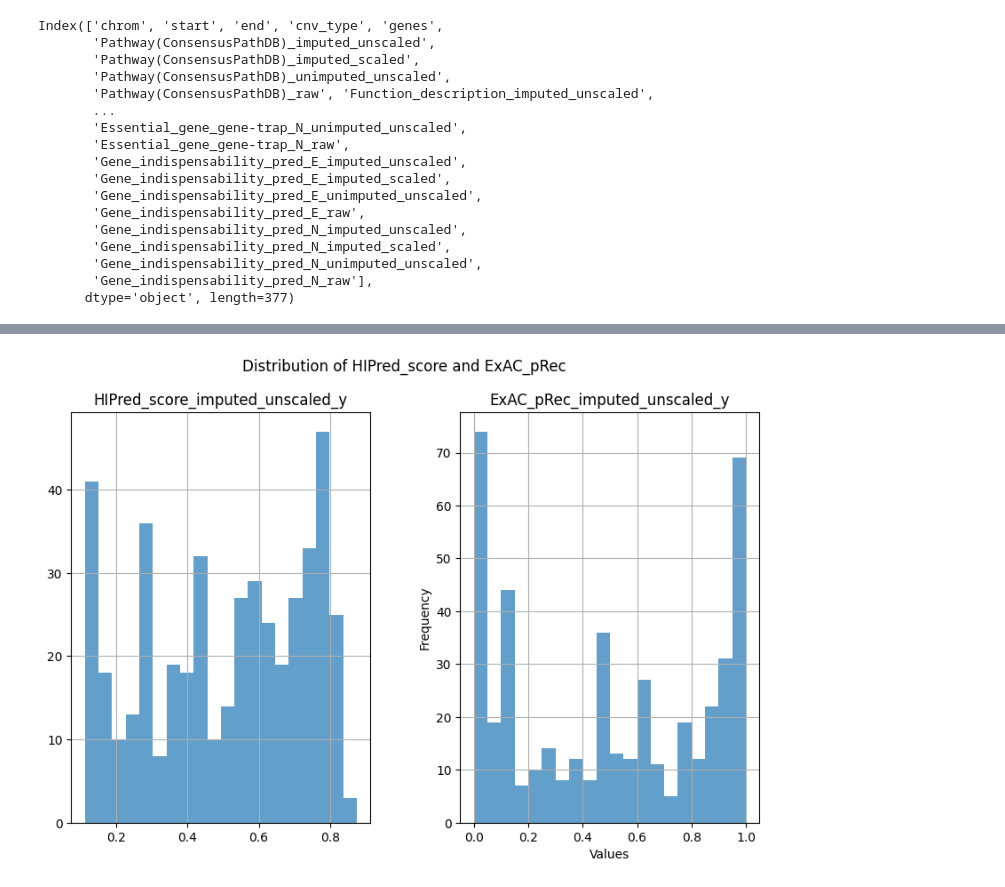
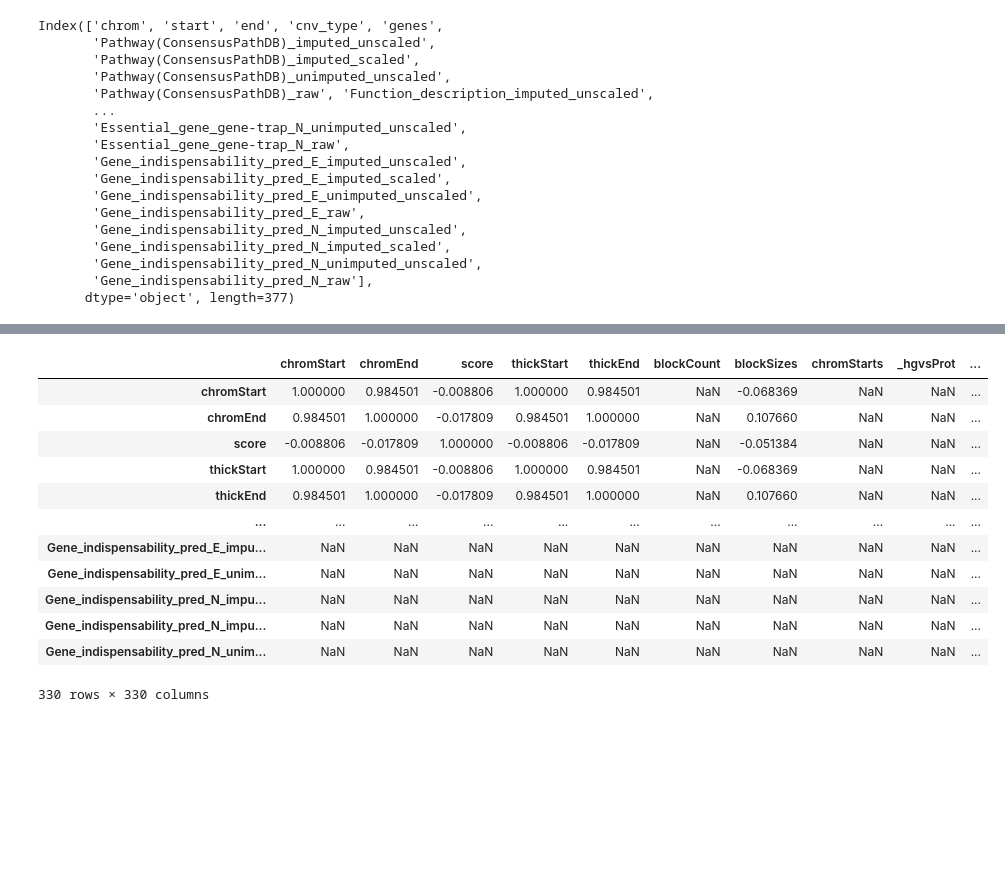
Before and after one commit to janci-osadsky/Exploratory-Analysis-of-Oncological-Data, a Jupyter notebook: RocnikovyProjektOsadsky.ipynb, the cells around one changed output, grey strips where cells are left out. Saved outputs shown, nothing was run; the diff lists cells and outputs as text; code cells hidden in the pictures; blank space fills up the shorter version.

```diff
--- a/RocnikovyProjektOsadsky.ipynb
+++ b/RocnikovyProjektOsadsky.ipynb
@@ -154,10 +104,16 @@ final_df
-# %%
-selected_df = final_df[['HIPred_score_imputed_unscaled_y', 'ExAC_pRec_imputed_unscaled_y']]
-
-selected_df.hist(figsize=(10, 6), bins=20, alpha=0.7)
-plt.suptitle('Distribution of HIPred_score and ExAC_pRec')
-plt.xlabel('Values')
-plt.ylabel('Frequency')
-plt.show()
-# %% [output]
-[figure, removed]
+# %%
+merged_df.corr()
+# %% [output]
+|  | chromStart | chromEnd | score | thickStart | thickEnd | blockCount | blockSizes | chromStarts | _hgvsProt | ... |
+| chromStart | 1.000000 | 0.984501 | -0.008806 | 1.000000 | 0.984501 | NaN | -0.068369 | NaN | NaN | ... |
+| chromEnd | 0.984501 | 1.000000 | -0.017809 | 0.984501 | 1.000000 | NaN | 0.107660 | NaN | NaN | ... |
+| score | -0.008806 | -0.017809 | 1.000000 | -0.008806 | -0.017809 | NaN | -0.051384 | NaN | NaN | ... |
+| thickStart | 1.000000 | 0.984501 | -0.008806 | 1.000000 | 0.984501 | NaN | -0.068369 | NaN | NaN | ... |
+| thickEnd | 0.984501 | 1.000000 | -0.017809 | 0.984501 | 1.000000 | NaN | 0.107660 | NaN | NaN | ... |
+| ... | ... | ... | ... | ... | ... | ... | ... | ... | ... | ... |
+| Gene_indispensability_pred_E_impu... | NaN | NaN | NaN | NaN | NaN | NaN | NaN | NaN | NaN | ... |
+| Gene_indispensability_pred_E_unim... | NaN | NaN | NaN | NaN | NaN | NaN | NaN | NaN | NaN | ... |
+| Gene_indispensability_pred_N_impu... | NaN | NaN | NaN | NaN | NaN | NaN | NaN | NaN | NaN | ... |
+| Gene_indispensability_pred_N_impu... | NaN | NaN | NaN | NaN | NaN | NaN | NaN | NaN | NaN | ... |
+| Gene_indispensability_pred_N_unim... | NaN | NaN | NaN | NaN | NaN | NaN | NaN | NaN | NaN | ... |
+330 rows × 330 columns
```
Also changed, not shown: parts of 14 cells of this notebook, 1 other file.
